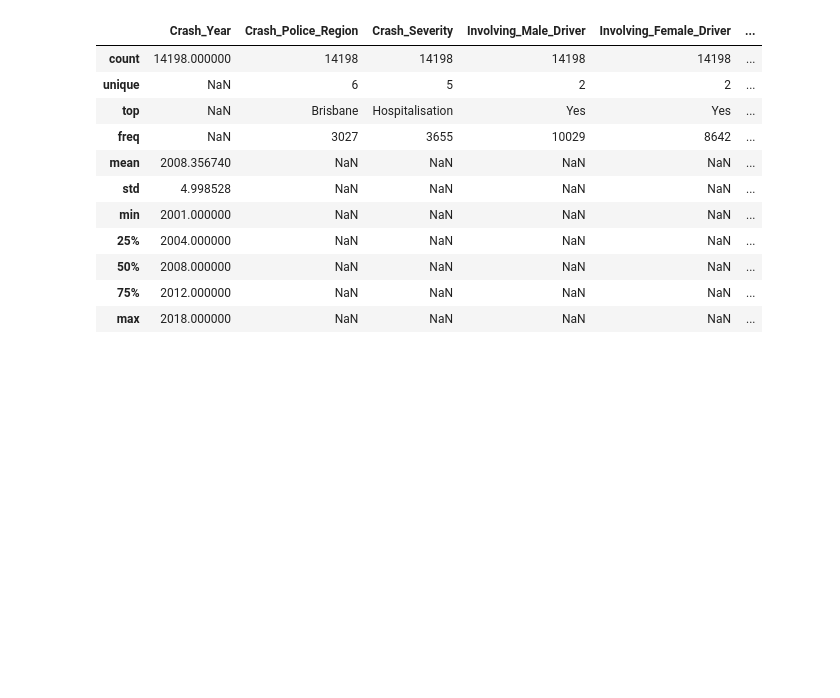
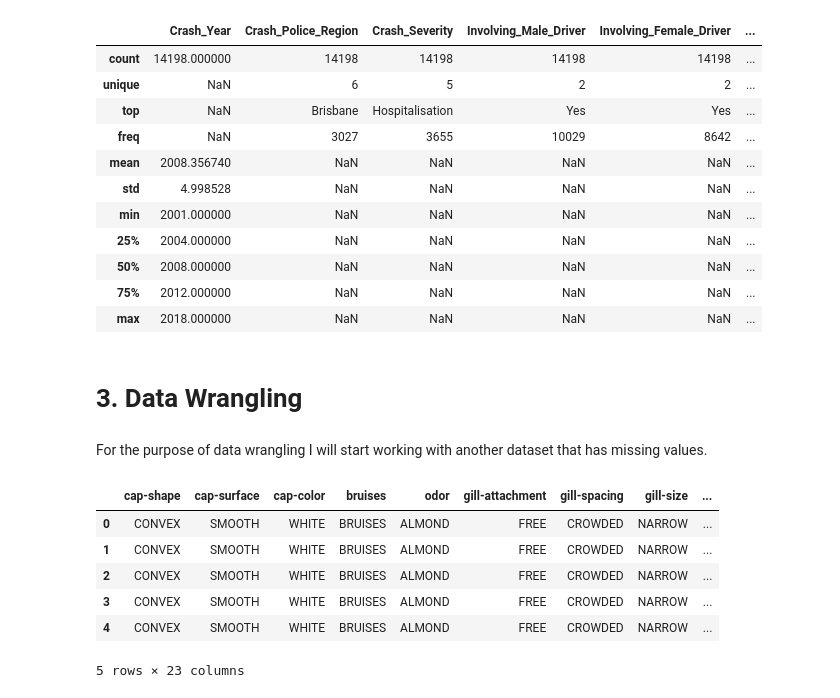
Before and after one commit to AmmaraRazzaq/DataAnalysis_with_Python, a Jupyter notebook: DataAnalysiswithPython.ipynb, the cells around one changed output. Saved outputs shown, nothing was run; the diff lists cells and outputs as text; code cells hidden in the pictures; blank space fills up the shorter version.

Commit message:
load new data and get some insights into it

```diff
--- a/DataAnalysiswithPython.ipynb
+++ b/DataAnalysiswithPython.ipynb
@@ -75,3 +75,7 @@ df.describe(include='all') #unique is the number of distinct objects in the colu
 | 50% | 2008.000000 | NaN | NaN | NaN | NaN | ... |
 | 75% | 2012.000000 | NaN | NaN | NaN | NaN | ... |
 | max | 2018.000000 | NaN | NaN | NaN | NaN | ... |
+# %% [markdown]
+# 3. Data Wrangling
+# %% [markdown]
+For the purpose of data wrangling I will start working with another dataset that has missing values.
@@ -77,0 +85,12 @@ df.describe(include='all') #unique is the number of distinct objects in the colu
+# %%
+path = "C:/Users/HP/Downloads/mushroom_dataset.csv"
+df = pd.read_csv(path)
+df.head()
+# %% [output]
+|  | cap-shape | cap-surface | cap-color | bruises | odor | gill-attachment | gill-spacing | gill-size | ... |
+| 0 | CONVEX | SMOOTH | WHITE | BRUISES | ALMOND | FREE | CROWDED | NARROW | ... |
+| 1 | CONVEX | SMOOTH | WHITE | BRUISES | ALMOND | FREE | CROWDED | NARROW | ... |
+| 2 | CONVEX | SMOOTH | WHITE | BRUISES | ALMOND | FREE | CROWDED | NARROW | ... |
+| 3 | CONVEX | SMOOTH | WHITE | BRUISES | ALMOND | FREE | CROWDED | NARROW | ... |
+| 4 | CONVEX | SMOOTH | WHITE | BRUISES | ALMOND | FREE | CROWDED | NARROW | ... |
+5 rows × 23 columns
```
Also changed, not shown: parts of 11 cells of this notebook.
